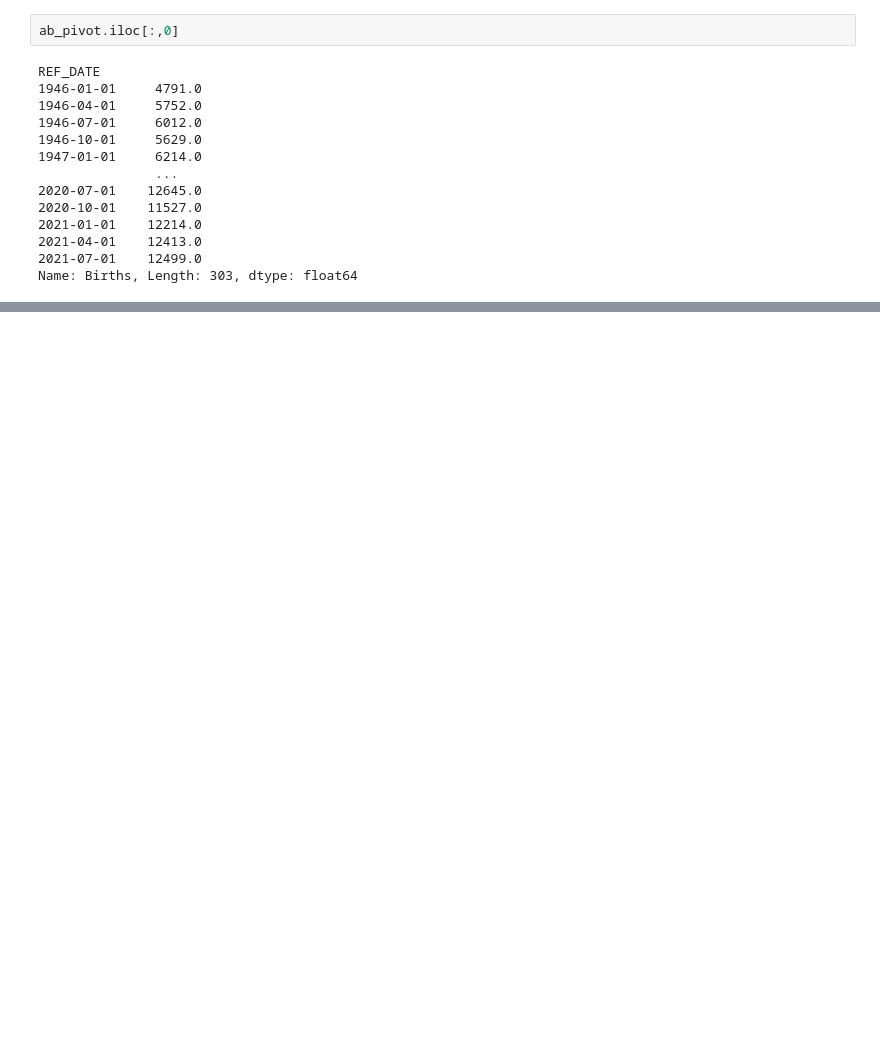
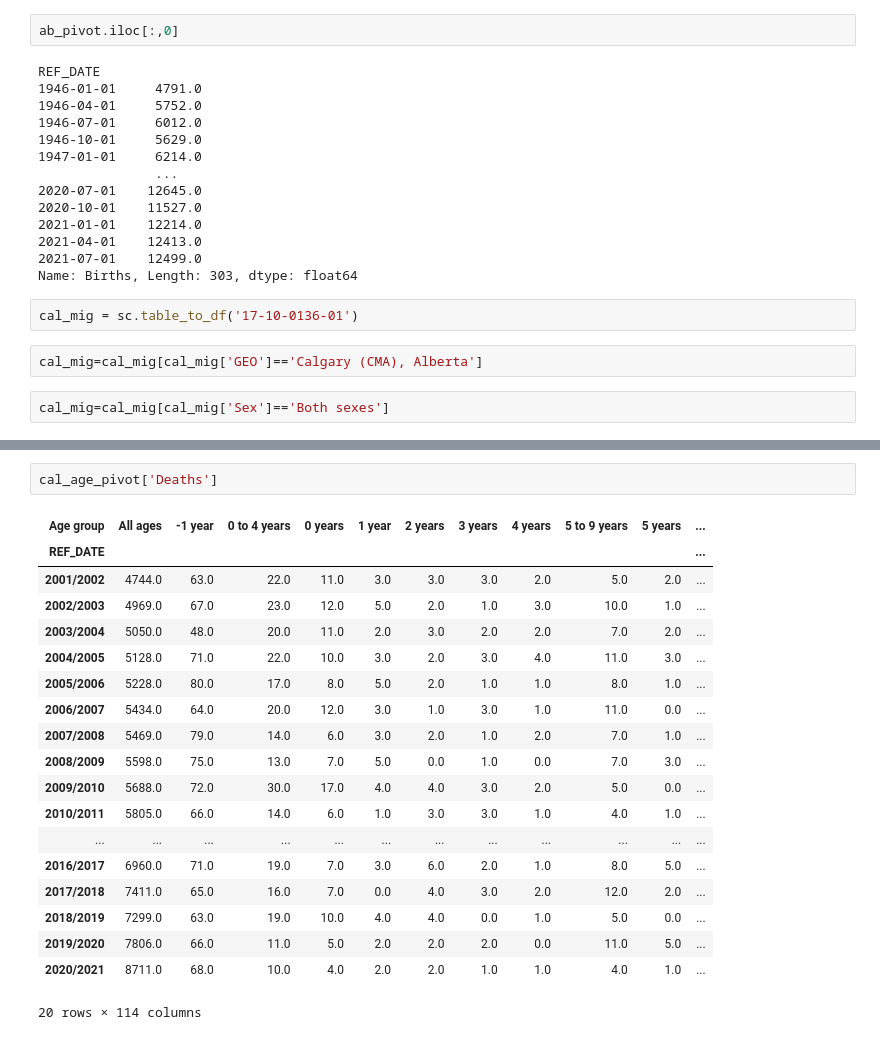
Before and after one commit to doublebigmak/housing_stats, a Jupyter notebook: ab_migration.ipynb, the cells around one changed output, grey strips where cells are left out. Saved outputs shown, nothing was run; the diff lists cells and outputs as text; blank space fills up the shorter version.

```diff
--- a/ab_migration.ipynb
+++ b/ab_migration.ipynb
@@ -207,3 +189,9 @@ REF_DATE
 2021-04-01    12413.0
 2021-07-01    12499.0
 Name: Births, Length: 303, dtype: float64
+# %%
+cal_mig = sc.table_to_df('17-10-0136-01')
+# %%
+cal_mig=cal_mig[cal_mig['GEO']=='Calgary (CMA), Alberta']
+# %%
+cal_mig=cal_mig[cal_mig['Sex']=='Both sexes']
@@ -209,0 +298,22 @@ Name: Births, Length: 303, dtype: float64
+# %%
+cal_age_pivot['Deaths']
+# %% [output]
+| Age group | All ages | -1 year | 0 to 4 years | 0 years | 1 year | 2 years | 3 years | 4 years | 5 to 9 years | 5 years | ... |
+| REF_DATE |  |  |  |  |  |  |  |  |  |  | ... |
+| 2001/2002 | 4744.0 | 63.0 | 22.0 | 11.0 | 3.0 | 3.0 | 3.0 | 2.0 | 5.0 | 2.0 | ... |
+| 2002/2003 | 4969.0 | 67.0 | 23.0 | 12.0 | 5.0 | 2.0 | 1.0 | 3.0 | 10.0 | 1.0 | ... |
+| 2003/2004 | 5050.0 | 48.0 | 20.0 | 11.0 | 2.0 | 3.0 | 2.0 | 2.0 | 7.0 | 2.0 | ... |
+| 2004/2005 | 5128.0 | 71.0 | 22.0 | 10.0 | 3.0 | 2.0 | 3.0 | 4.0 | 11.0 | 3.0 | ... |
+| 2005/2006 | 5228.0 | 80.0 | 17.0 | 8.0 | 5.0 | 2.0 | 1.0 | 1.0 | 8.0 | 1.0 | ... |
+| 2006/2007 | 5434.0 | 64.0 | 20.0 | 12.0 | 3.0 | 1.0 | 3.0 | 1.0 | 11.0 | 0.0 | ... |
+| 2007/2008 | 5469.0 | 79.0 | 14.0 | 6.0 | 3.0 | 2.0 | 1.0 | 2.0 | 7.0 | 1.0 | ... |
+| 2008/2009 | 5598.0 | 75.0 | 13.0 | 7.0 | 5.0 | 0.0 | 1.0 | 0.0 | 7.0 | 3.0 | ... |
+| 2009/2010 | 5688.0 | 72.0 | 30.0 | 17.0 | 4.0 | 4.0 | 3.0 | 2.0 | 5.0 | 0.0 | ... |
+| 2010/2011 | 5805.0 | 66.0 | 14.0 | 6.0 | 1.0 | 3.0 | 3.0 | 1.0 | 4.0 | 1.0 | ... |
+| ... | ... | ... | ... | ... | ... | ... | ... | ... | ... | ... | ... |
+| 2016/2017 | 6960.0 | 71.0 | 19.0 | 7.0 | 3.0 | 6.0 | 2.0 | 1.0 | 8.0 | 5.0 | ... |
+| 2017/2018 | 7411.0 | 65.0 | 16.0 | 7.0 | 0.0 | 4.0 | 3.0 | 2.0 | 12.0 | 2.0 | ... |
+| 2018/2019 | 7299.0 | 63.0 | 19.0 | 10.0 | 4.0 | 4.0 | 0.0 | 1.0 | 5.0 | 0.0 | ... |
+| 2019/2020 | 7806.0 | 66.0 | 11.0 | 5.0 | 2.0 | 2.0 | 2.0 | 0.0 | 11.0 | 5.0 | ... |
+| 2020/2021 | 8711.0 | 68.0 | 10.0 | 4.0 | 2.0 | 2.0 | 1.0 | 1.0 | 4.0 | 1.0 | ... |
+20 rows × 114 columns
```
Also changed, not shown: parts of 16 cells of this notebook, 11 other files.
